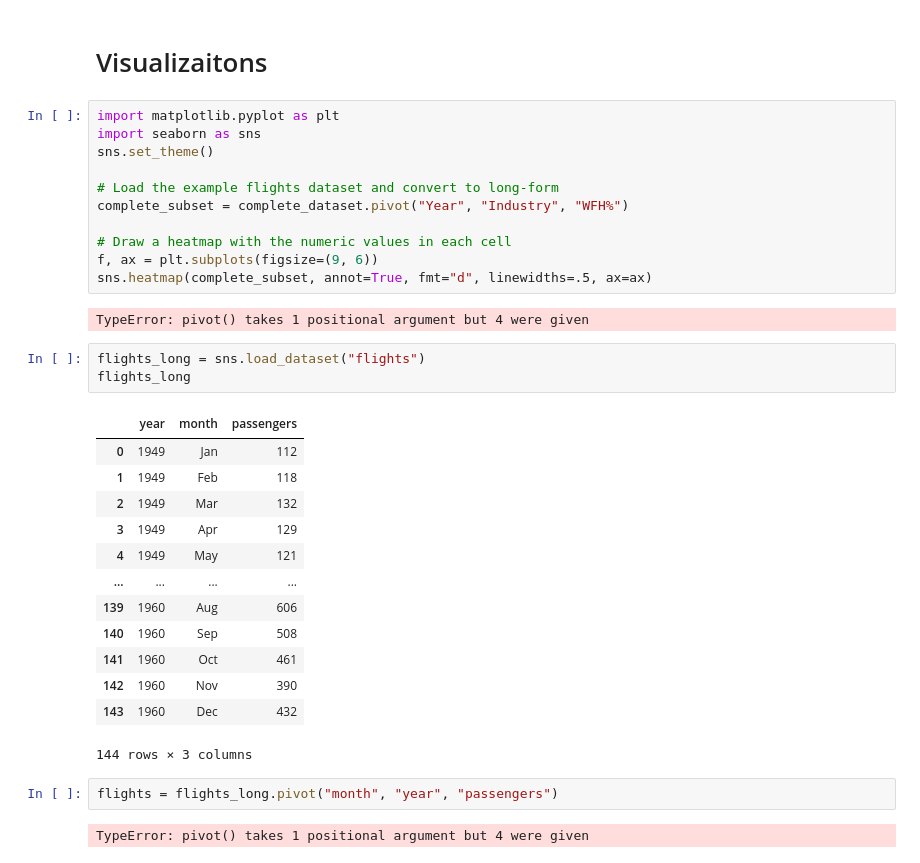
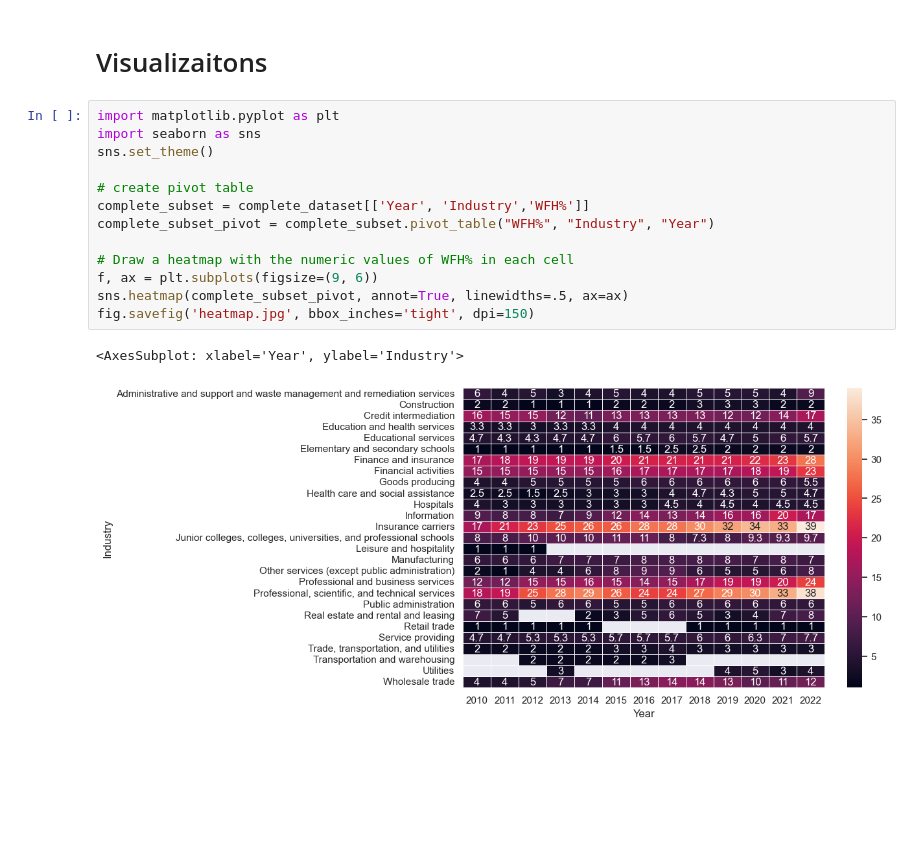
Before and after one commit to andrewschac/stash-ka, a Jupyter notebook: build_sample.ipynb, the cells around one changed output. Saved outputs shown, nothing was run; the diff lists cells and outputs as text; blank space fills up the shorter version.

Commit message:
heatmap acquired

```diff
--- a/build_sample.ipynb
+++ b/build_sample.ipynb
@@ -230,34 +230,16 @@ complete_dataset
 # %%
 import matplotlib.pyplot as plt
 import seaborn as sns
 sns.set_theme()
 
-# Load the example flights dataset and convert to long-form
-complete_subset = complete_dataset.pivot("Year", "Industry", "WFH%")
+# create pivot table
+complete_subset = complete_dataset[['Year', 'Industry','WFH%']]
+complete_subset_pivot = complete_subset.pivot_table("WFH%", "Industry", "Year")
 
-# Draw a heatmap with the numeric values in each cell
+# Draw a heatmap with the numeric values of WFH% in each cell
 f, ax = plt.subplots(figsize=(9, 6))
-sns.heatmap(complete_subset, annot=True, fmt="d", linewidths=.5, ax=ax)
+sns.heatmap(complete_subset_pivot, annot=True, linewidths=.5, ax=ax)
+fig.savefig('heatmap.jpg', bbox_inches='tight', dpi=150)
 # %% [output]
-TypeError: pivot() takes 1 positional argument but 4 were given
+<AxesSubplot: xlabel='Year', ylabel='Industry'>
+[figure, added]
-# %%
-flights_long = sns.load_dataset("flights")
-flights_long
-# %% [output]
-|  | year | month | passengers |
-| 0 | 1949 | Jan | 112 |
-| 1 | 1949 | Feb | 118 |
-| 2 | 1949 | Mar | 132 |
-| 3 | 1949 | Apr | 129 |
-| 4 | 1949 | May | 121 |
-| ... | ... | ... | ... |
-| 139 | 1960 | Aug | 606 |
-| 140 | 1960 | Sep | 508 |
-| 141 | 1960 | Oct | 461 |
-| 142 | 1960 | Nov | 390 |
-| 143 | 1960 | Dec | 432 |
-144 rows × 3 columns
-# %%
-flights = flights_long.pivot("month", "year", "passengers")
-# %% [output]
-TypeError: pivot() takes 1 positional argument but 4 were given
```
Also changed, not shown: 1 other file.
